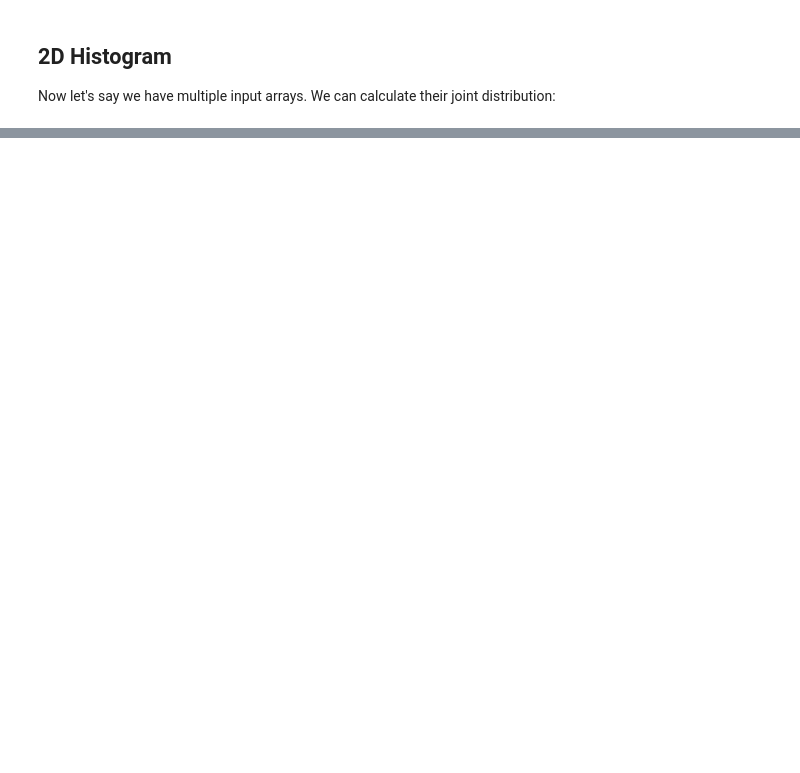
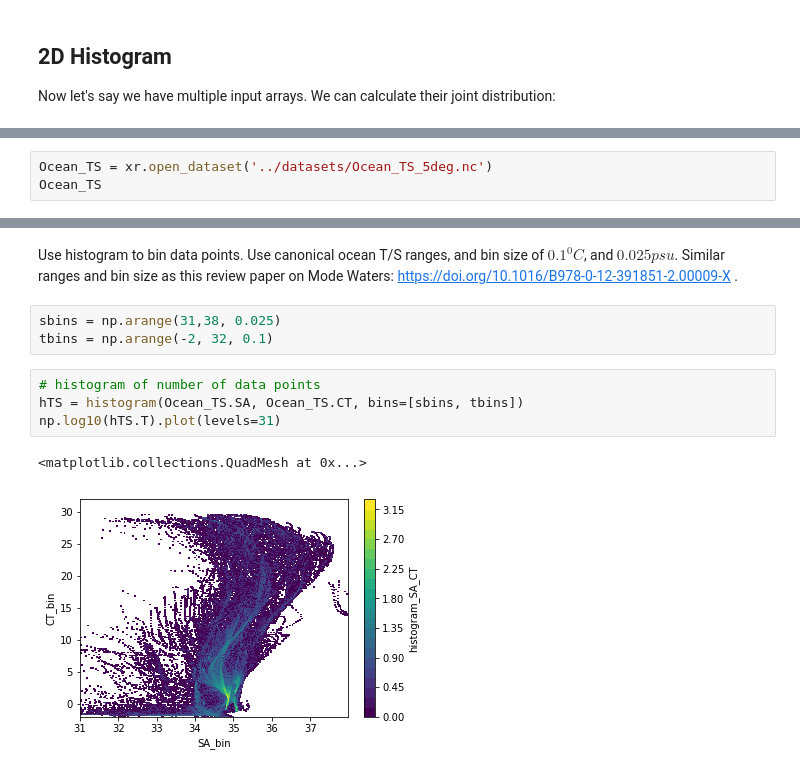
Before and after one commit to xgcm/xhistogram, a Jupyter notebook: doc/tutorial.ipynb, the cells around one changed output, grey strips where cells are left out. Cells and saved outputs as stored; diff of their text form; blank space fills up the shorter version.

Commit message:
Example with real world data

```diff
--- a/doc/tutorial.ipynb
+++ b/doc/tutorial.ipynb
@@ -68,0 +118,3 @@ histogram(da, db, bins=[bins, bins]).plot()
+# %%
+Ocean_TS = xr.open_dataset('../datasets/Ocean_TS_5deg.nc')
+Ocean_TS
@@ -68,0 +133,12 @@ histogram(da, db, bins=[bins, bins]).plot()
+# %% [markdown]
+Use histogram to bin data points. Use canonical ocean T/S ranges, and bin size of $0.1^0C$, and $0.025psu$. Similar ranges and bin size as this review paper on Mode Waters: https://doi.org/10.1016/B978-0-12-391851-2.00009-X .
+# %%
+sbins = np.arange(31,38, 0.025)
+tbins = np.arange(-2, 32, 0.1)
+# %%
+# histogram of number of data points
+hTS = histogram(Ocean_TS.SA, Ocean_TS.CT, bins=[sbins, tbins])
+np.log10(hTS.T).plot(levels=31)
+# %% [output]
+<matplotlib.collections.QuadMesh at 0x...>
+[figure, added]
```
Also changed, not shown: parts of 18 cells of this notebook, 7 other files.
